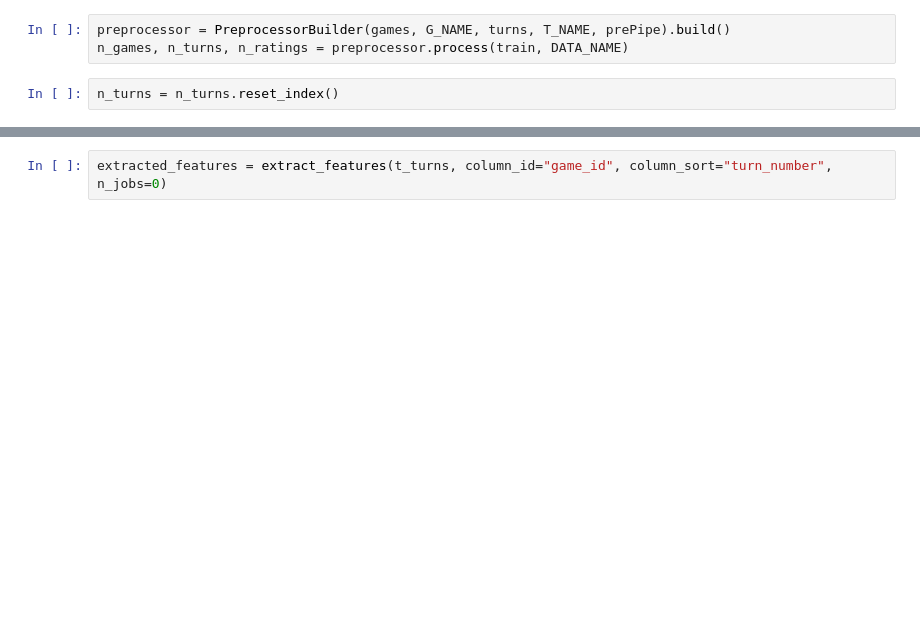
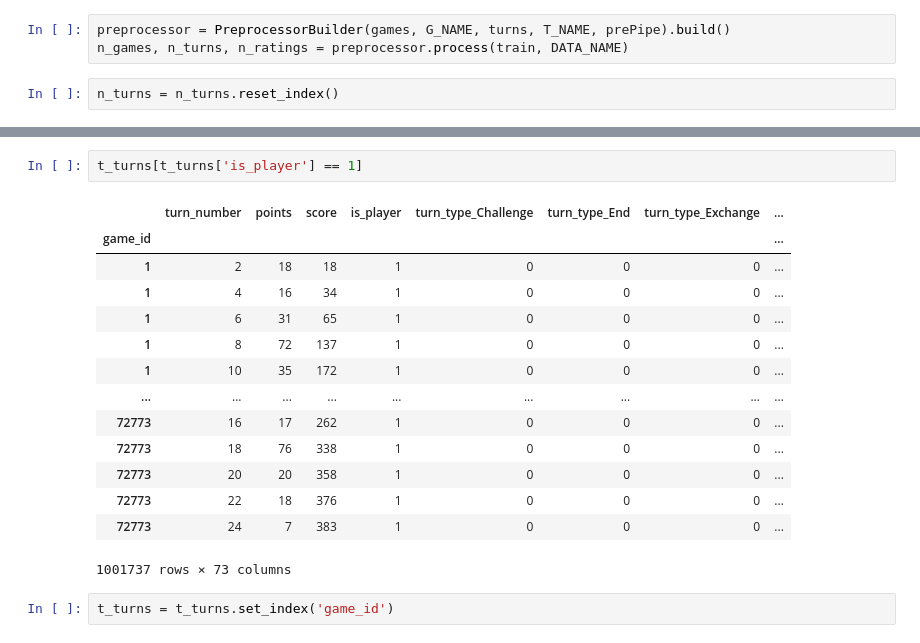
Before and after one commit to CatGuy1300/scrabble, a Jupyter notebook: notebooks/turns_transformation.ipynb, the cells around one changed output, grey strips where cells are left out. Cells and saved outputs as stored; diff of their text form; blank space fills up the shorter version.

```diff
--- a/notebooks/turns_transformation.ipynb
+++ b/notebooks/turns_transformation.ipynb
@@ -204,2 +211,19 @@ t_turns
-# %%
-extracted_features = extract_features(t_turns, column_id="game_id", column_sort="turn_number", n_jobs=0)
+# %%
+t_turns[t_turns['is_player'] == 1]
+# %% [output]
+|  | turn_number | points | score | is_player | turn_type_Challenge | turn_type_End | turn_type_Exchange | ... |
+| game_id |  |  |  |  |  |  |  | ... |
+| 1 | 2 | 18 | 18 | 1 | 0 | 0 | 0 | ... |
+| 1 | 4 | 16 | 34 | 1 | 0 | 0 | 0 | ... |
+| 1 | 6 | 31 | 65 | 1 | 0 | 0 | 0 | ... |
+| 1 | 8 | 72 | 137 | 1 | 0 | 0 | 0 | ... |
+| 1 | 10 | 35 | 172 | 1 | 0 | 0 | 0 | ... |
+| ... | ... | ... | ... | ... | ... | ... | ... | ... |
+| 72773 | 16 | 17 | 262 | 1 | 0 | 0 | 0 | ... |
+| 72773 | 18 | 76 | 338 | 1 | 0 | 0 | 0 | ... |
+| 72773 | 20 | 20 | 358 | 1 | 0 | 0 | 0 | ... |
+| 72773 | 22 | 18 | 376 | 1 | 0 | 0 | 0 | ... |
+| 72773 | 24 | 7 | 383 | 1 | 0 | 0 | 0 | ... |
+1001737 rows × 73 columns
+# %%
+t_turns = t_turns.set_index('game_id')
```
Also changed, not shown: parts of 10 cells of this notebook, 6 other files.
